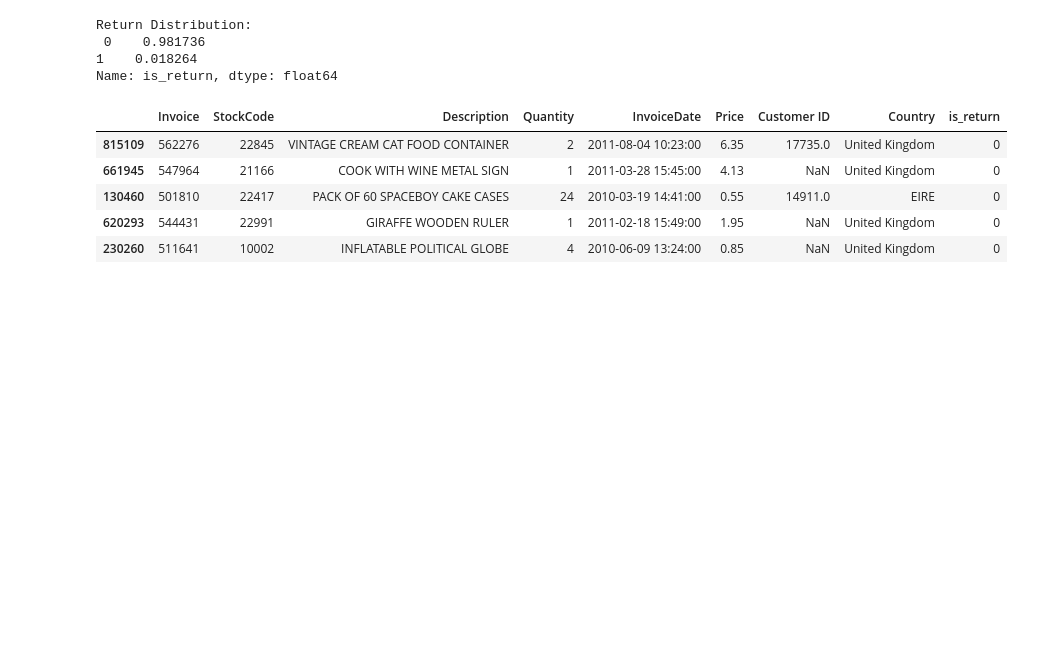
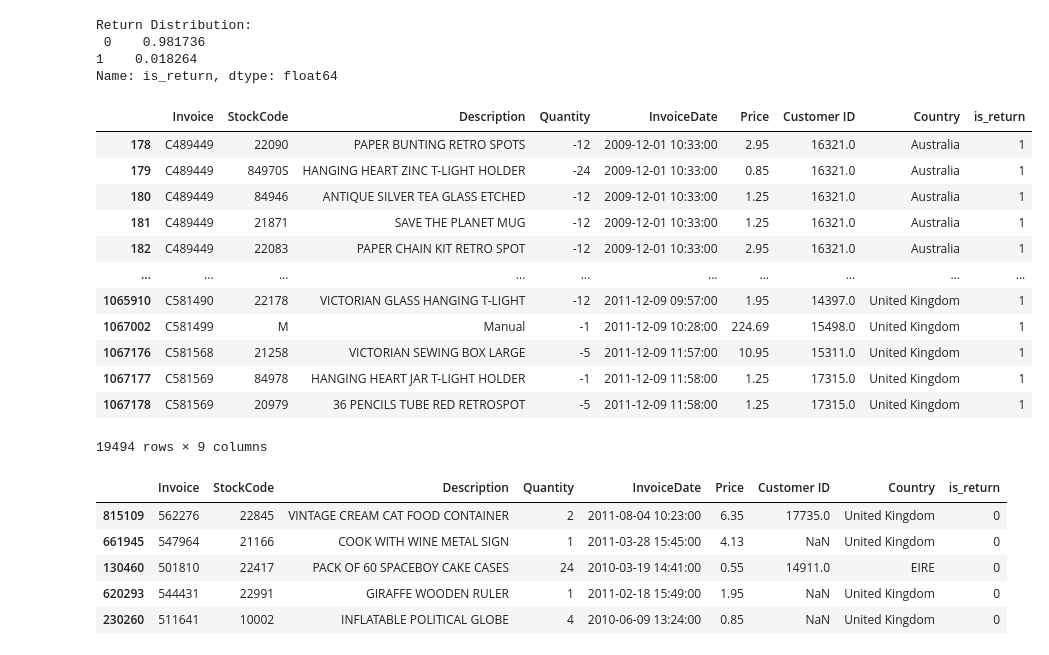
Before and after one commit to devmurarijay13/product-return-prediction, a Jupyter notebook: notebook/product_return_prediction.ipynb, the cells around one changed output. Saved outputs shown, nothing was run; the diff lists cells and outputs as text; code cells hidden in the pictures; blank space fills up the shorter version.

```diff
--- a/notebook/product_return_prediction.ipynb
+++ b/notebook/product_return_prediction.ipynb
@@ -100,6 +100,22 @@ Return Distribution:
  0    0.981736
 1    0.018264
 Name: is_return, dtype: float64
+# %%
+df[df['is_return']==1]
+# %% [output]
+|  | Invoice | StockCode | Description | Quantity | InvoiceDate | Price | Customer ID | Country | is_return |
+| 178 | C489449 | 22090 | PAPER BUNTING RETRO SPOTS | -12 | 2009-12-01 10:33:00 | 2.95 | 16321.0 | Australia | 1 |
+| 179 | C489449 | 84970S | HANGING HEART ZINC T-LIGHT HOLDER | -24 | 2009-12-01 10:33:00 | 0.85 | 16321.0 | Australia | 1 |
+| 180 | C489449 | 84946 | ANTIQUE SILVER TEA GLASS ETCHED | -12 | 2009-12-01 10:33:00 | 1.25 | 16321.0 | Australia | 1 |
+| 181 | C489449 | 21871 | SAVE THE PLANET MUG | -12 | 2009-12-01 10:33:00 | 1.25 | 16321.0 | Australia | 1 |
+| 182 | C489449 | 22083 | PAPER CHAIN KIT RETRO SPOT | -12 | 2009-12-01 10:33:00 | 2.95 | 16321.0 | Australia | 1 |
+| ... | ... | ... | ... | ... | ... | ... | ... | ... | ... |
+| 1065910 | C581490 | 22178 | VICTORIAN GLASS HANGING T-LIGHT | -12 | 2011-12-09 09:57:00 | 1.95 | 14397.0 | United Kingdom | 1 |
+| 1067002 | C581499 | M | Manual | -1 | 2011-12-09 10:28:00 | 224.69 | 15498.0 | United Kingdom | 1 |
+| 1067176 | C581568 | 21258 | VICTORIAN SEWING BOX LARGE | -5 | 2011-12-09 11:57:00 | 10.95 | 15311.0 | United Kingdom | 1 |
+| 1067177 | C581569 | 84978 | HANGING HEART JAR T-LIGHT HOLDER | -1 | 2011-12-09 11:58:00 | 1.25 | 17315.0 | United Kingdom | 1 |
+| 1067178 | C581569 | 20979 | 36 PENCILS TUBE RED RETROSPOT | -5 | 2011-12-09 11:58:00 | 1.25 | 17315.0 | United Kingdom | 1 |
+19494 rows × 9 columns
 # %%
 df['Quantity'] = df['Quantity'].abs()
 df['Price'] = df['Price'].abs()
```
Also changed, not shown: parts of 1 cell of this notebook, 9 other files.
